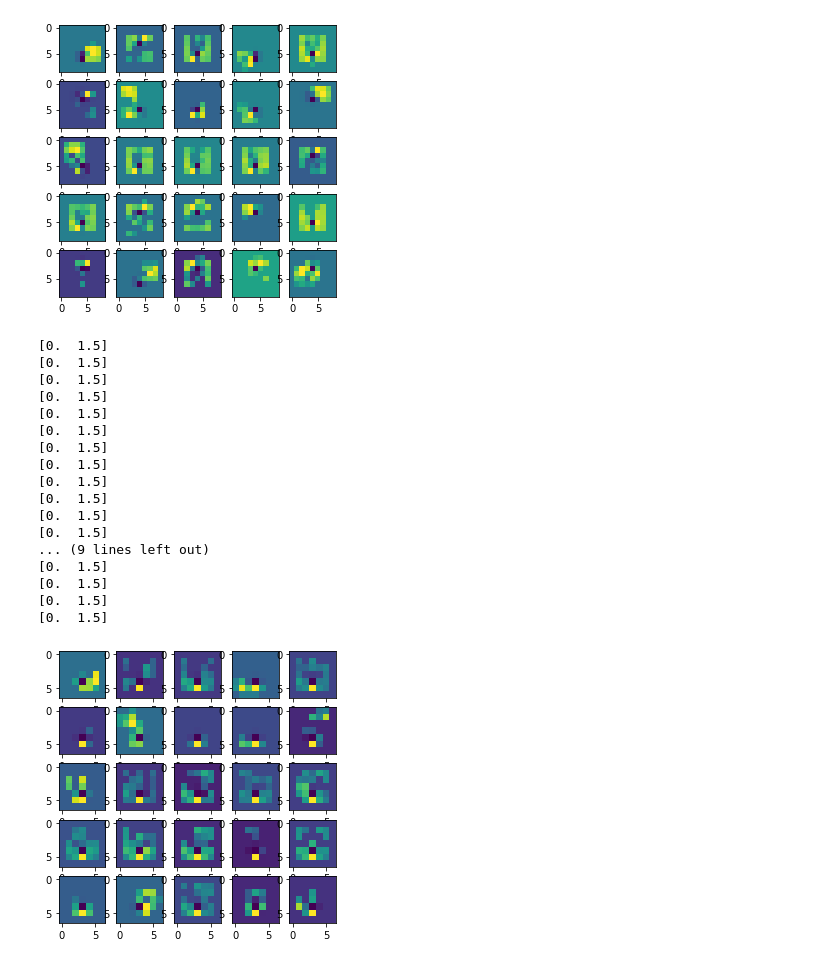
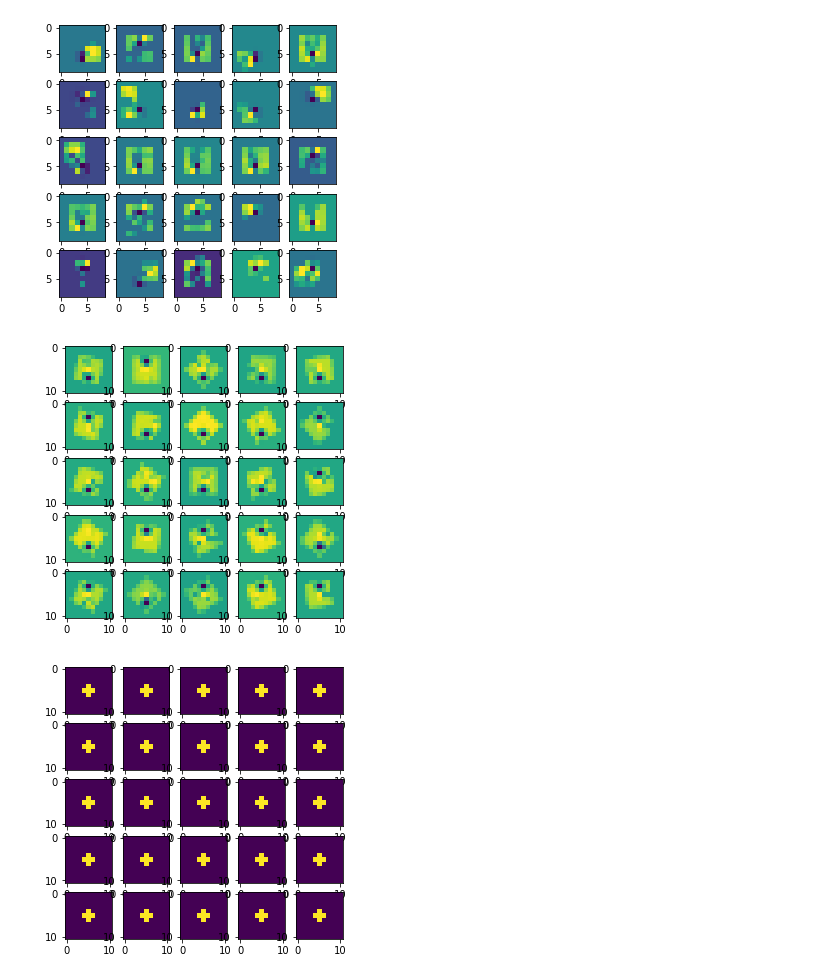
Before and after one commit to DragonMyth/DeformableManipulation, a Jupyter notebook: flex_trajectory_vis.ipynb, the cells around one changed output. Drawn from its saved outputs; the diff is of its cells as text; code cells hidden in the pictures.

```diff
--- a/flex_trajectory_vis.ipynb
+++ b/flex_trajectory_vis.ipynb
@@ -337,7 +337,7 @@ plot_observation_with_bar(-1)
 [ 0.  -1.5]
 [figure]
 # %%
-traj_data = joblib.load("data/trajs/granular_raw_img_goal_density_diff.pkl")
+traj_data = joblib.load("data/trajs/granular_rot_base.pkl")
 observations = traj_data["observations"]
 observations = np.array(observations)
 observations_split_scenes = observations
@@ -345,61 +345,48 @@ def plot_observation_with_bar(idx):
     obs = observations_split_scenes[idx]
     fig,axs = plt.subplots(5,5,figsize=(5,5))
 
-#     fig_target,axs_target = plt.subplots(2,2,figsize=(10,10))
+    fig_target,axs_target = plt.subplots(5,5,figsize=(5,5))
 
     for i in range(5):
         for j in range(5):
-            center = obs[i*5+j,8:10]
+#             center = obs[i*5+j,8:10]
 #             target_map ,_,_= np.histogram2d(np.array([center[0]]),np.array([center[1]]),bins=[64,64],range=[[-2,2],[-2,2]])
 #             print(target_map)
-            print(center)
-            ob = obs[i*5+j,10::]
-            particleDensity = ob[0::]
+#             print(center)
+            ob = obs[i*5+j,12::]
+            particleDensity = ob[0:int(ob.shape[0]/2)]
 #             barDensity = ob[int(ob.shape[0]/3):int(ob.shape[0]/3*2)]
 
-            H = particleDensity.reshape((7,7))
-#             bar = barDensity.reshape((9,9))
+            H = particleDensity.reshape((11,11))
+
+            barDensity = ob[int(ob.shape[0]/2)::]
+
+            bar = barDensity.reshape((11,11))
 #             H=H**3
 #             H=H**(0.2)
 #             axs_target[i,j].imshow(target_map)
 
 
             axs[i,j].imshow(H)
-#             axs_target[i,j].imshow(target_map)
+            axs_target[i,j].imshow(bar)
 #     return fig
 # def plot_goal_density_from_obs(idx):
 #     obs = observations_split_scenes[idx]
 # #     fig,axs = plt.subplots(2,2,figsize=(10,10))
 #     fig_target,axs_target = plt.subplots(5,5,figsize=(5,5))
 
 #     for i in range(5):
 #         for j in range(5):
 #             ob = obs[i*5+j,10::]
 #             print(ob.shape)
 #             goalDensity = ob[int(ob.shape[0]/3*2)::]
 #             particleDensity = ob[0:int(ob.shape[0]/3)]
 #             goal_map = goalDensity.reshape((9,9))
 #             H = particleDensity.reshape((9,9))
 #             axs_target[i,j].imshow((H+goal_map))
 
 plot_observation_with_bar(-1)
 # plot_goal_density_from_obs(-1)
 # %% [output]
-[0.  1.5]
-[0.  1.5]
-[0.  1.5]
-[0.  1.5]
-[0.  1.5]
-[0.  1.5]
-[0.  1.5]
-[0.  1.5]
-[0.  1.5]
-[0.  1.5]
-[0.  1.5]
-[0.  1.5]
-... (9 lines left out)
-[0.  1.5]
-[0.  1.5]
-[0.  1.5]
-[0.  1.5]
-[figure, old version]
+[figure, new version]
+[figure, added]
```
Also changed, not shown: 3 other files.
